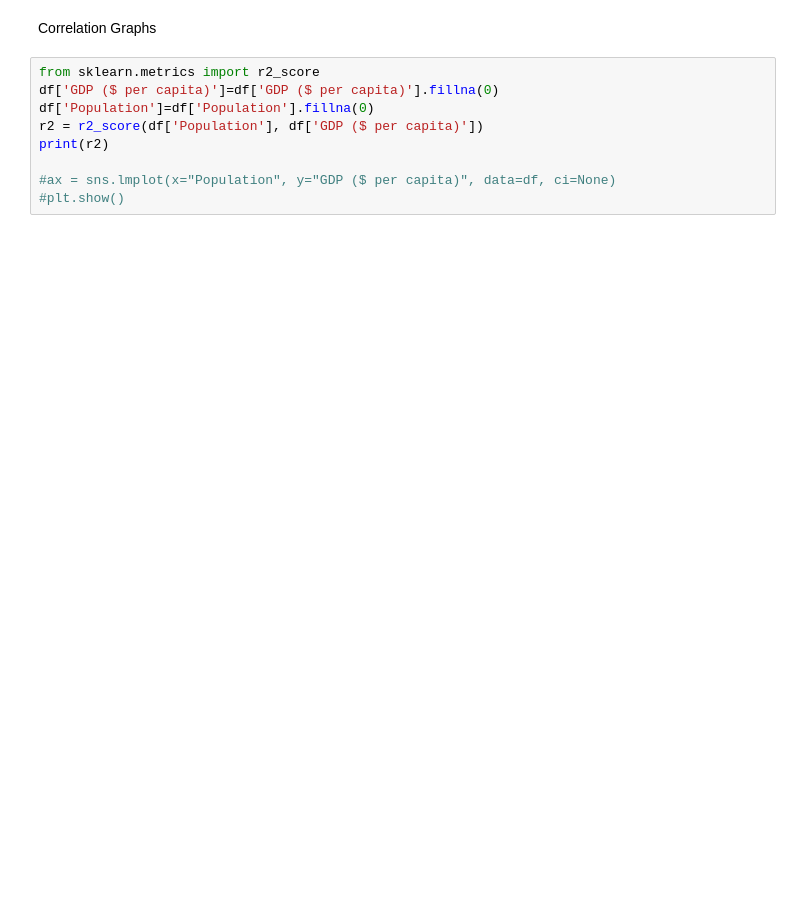
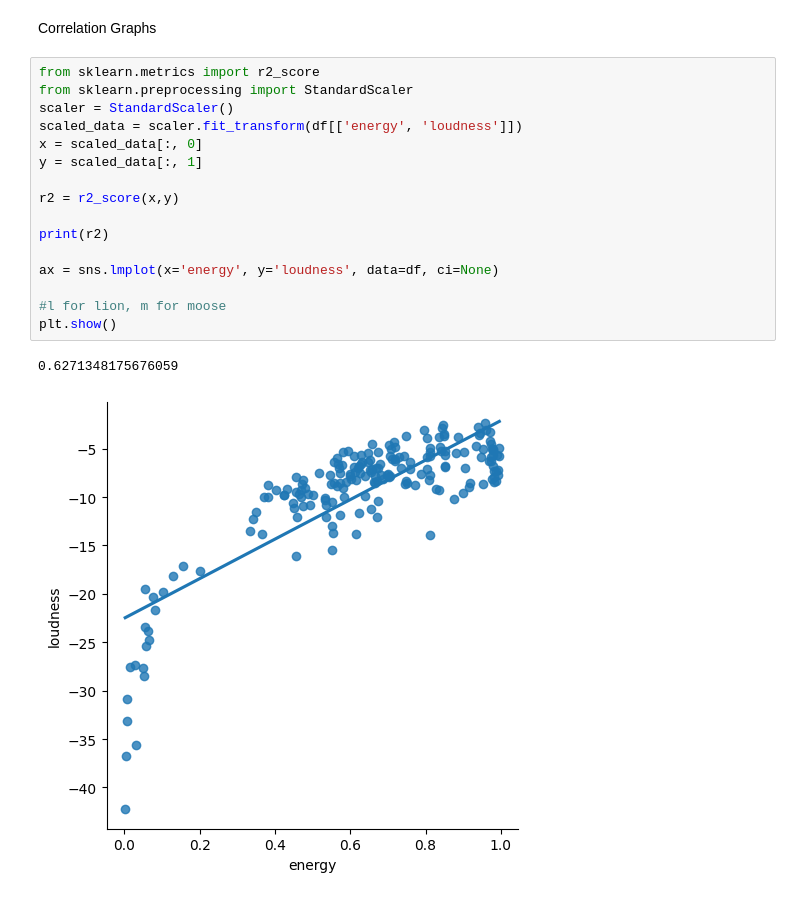
Before and after one commit to chu-david/ecc_dataScience, a Jupyter notebook: 4&5.SpotifyGraphs.ipynb, the cells around one changed output. Saved outputs shown, nothing was run; the diff lists cells and outputs as text; blank space fills up the shorter version.

```diff
--- a/4&5.SpotifyGraphs.ipynb
+++ b/4&5.SpotifyGraphs.ipynb
@@ -54,10 +67,20 @@ plt.show()
 Correlation Graphs
 # %%
 from sklearn.metrics import r2_score
-df['GDP ($ per capita)']=df['GDP ($ per capita)'].fillna(0)
-df['Population']=df['Population'].fillna(0)
-r2 = r2_score(df['Population'], df['GDP ($ per capita)'])
+from sklearn.preprocessing import StandardScaler
+scaler = StandardScaler()
+scaled_data = scaler.fit_transform(df[['energy', 'loudness']])
+x = scaled_data[:, 0]
+y = scaled_data[:, 1]
+
+r2 = r2_score(x,y)
+
 print(r2)
 
-#ax = sns.lmplot(x="Population", y="GDP ($ per capita)", data=df, ci=None)
-#plt.show()
+ax = sns.lmplot(x='energy', y='loudness', data=df, ci=None)
+
+#l for lion, m for moose
+plt.show()
+# %% [output]
+0.6271348175676059
+[figure, added]
```
Also changed, not shown: parts of 3 cells of this notebook, 1 other file.
